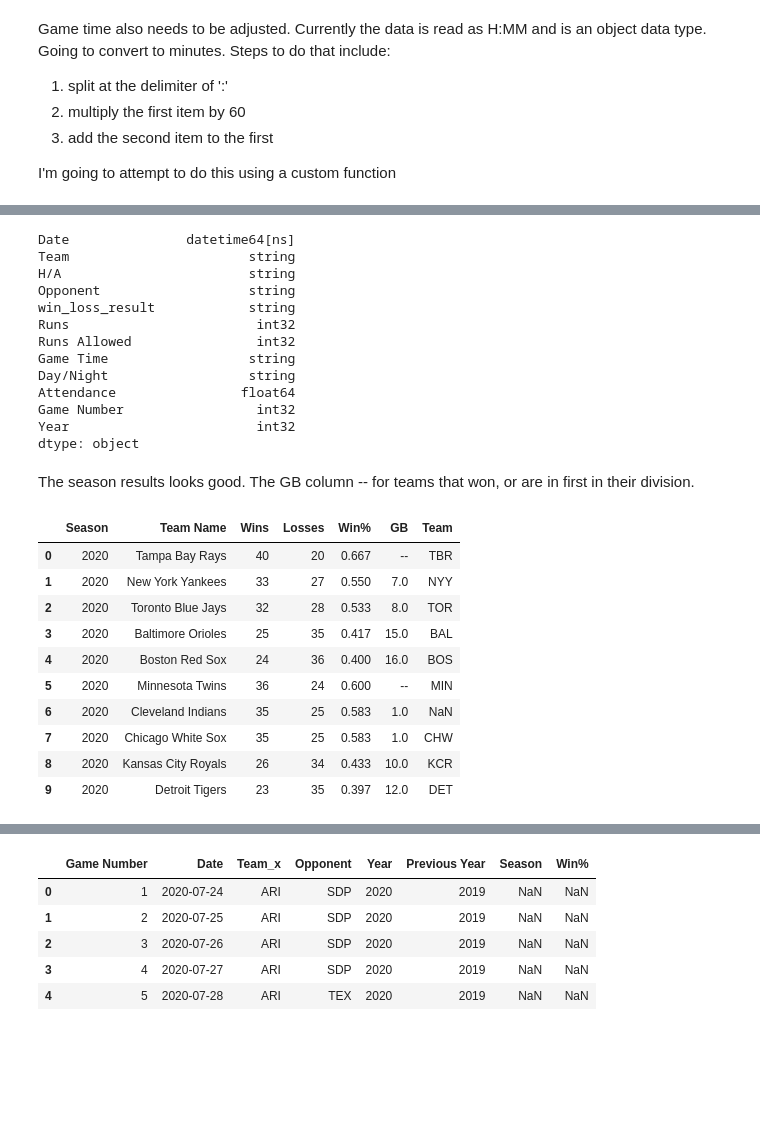
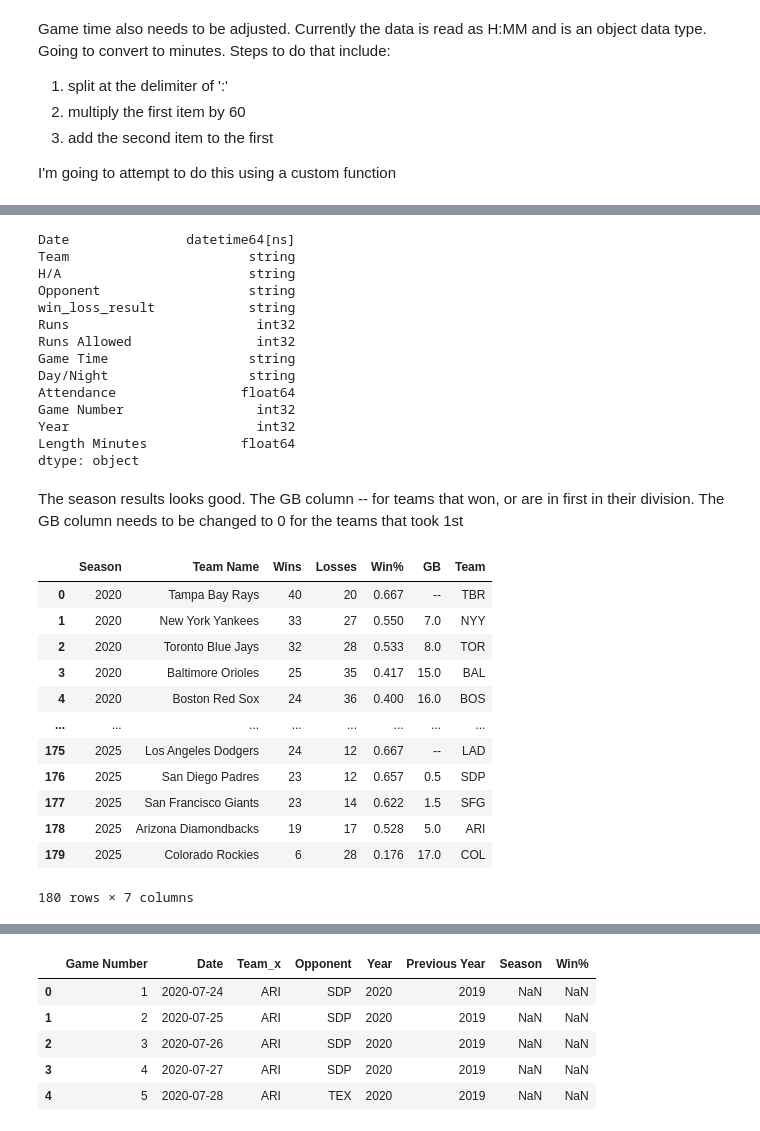
Before and after one commit to CalebF94/MLB_strength_of_schedule, a Jupyter notebook: Analysis.ipynb, the cells around one changed output, grey strips where cells are left out. Cells and saved outputs as stored; diff of their text form; code cells hidden in the pictures; blank space fills up the shorter version.

```diff
--- a/Analysis.ipynb
+++ b/Analysis.ipynb
@@ -2,8 +2,8 @@
 import pandas as pd
 import numpy as np
 
-df_game_data_in = pd.read_csv("./raw_data/game_results.csv").drop(['Unnamed: 0'], axis=1)
-df_season_results_in = pd.read_csv("./raw_data/season_results.csv").drop(['Unnamed: 0'], axis=1)
+df_game_data_in = pd.read_csv("./raw_data/raw_game_results.csv").drop(['Unnamed: 0'], axis=1)
+df_season_results_in = pd.read_csv("./raw_data/raw_season_results.csv").drop(['Unnamed: 0'], axis=1)
 
 df_game_data = df_game_data_in
 df_season_results = df_season_results_in
@@ -101,20 +87,23 @@ Day/Night                  string
 Attendance                float64
 Game Number                 int32
 Year                        int32
+Length Minutes            float64
 dtype: object
 # %% [markdown]
-The season results looks good. The GB column -- for teams that won, or are in first in their division.
+The season results looks good. The GB column -- for teams that won, or are in first in their division. The GB column needs to be changed to 0 for the teams that took 1st
 # %%
-df_season_results.head(10)
+df_season_results
 # %% [output]
 |  | Season | Team Name | Wins | Losses | Win% | GB | Team |
 | 0 | 2020 | Tampa Bay Rays | 40 | 20 | 0.667 | -- | TBR |
 | 1 | 2020 | New York Yankees | 33 | 27 | 0.550 | 7.0 | NYY |
 | 2 | 2020 | Toronto Blue Jays | 32 | 28 | 0.533 | 8.0 | TOR |
 | 3 | 2020 | Baltimore Orioles | 25 | 35 | 0.417 | 15.0 | BAL |
 | 4 | 2020 | Boston Red Sox | 24 | 36 | 0.400 | 16.0 | BOS |
-| 5 | 2020 | Minnesota Twins | 36 | 24 | 0.600 | -- | MIN |
-| 6 | 2020 | Cleveland Indians | 35 | 25 | 0.583 | 1.0 | NaN |
-| 7 | 2020 | Chicago White Sox | 35 | 25 | 0.583 | 1.0 | CHW |
-| 8 | 2020 | Kansas City Royals | 26 | 34 | 0.433 | 10.0 | KCR |
-| 9 | 2020 | Detroit Tigers | 23 | 35 | 0.397 | 12.0 | DET |
+| ... | ... | ... | ... | ... | ... | ... | ... |
+| 175 | 2025 | Los Angeles Dodgers | 24 | 12 | 0.667 | -- | LAD |
+| 176 | 2025 | San Diego Padres | 23 | 12 | 0.657 | 0.5 | SDP |
+| 177 | 2025 | San Francisco Giants | 23 | 14 | 0.622 | 1.5 | SFG |
+| 178 | 2025 | Arizona Diamondbacks | 19 | 17 | 0.528 | 5.0 | ARI |
+| 179 | 2025 | Colorado Rockies | 6 | 28 | 0.176 | 17.0 | COL |
+180 rows × 7 columns
```
Also changed, not shown: parts of 3 cells of this notebook.
